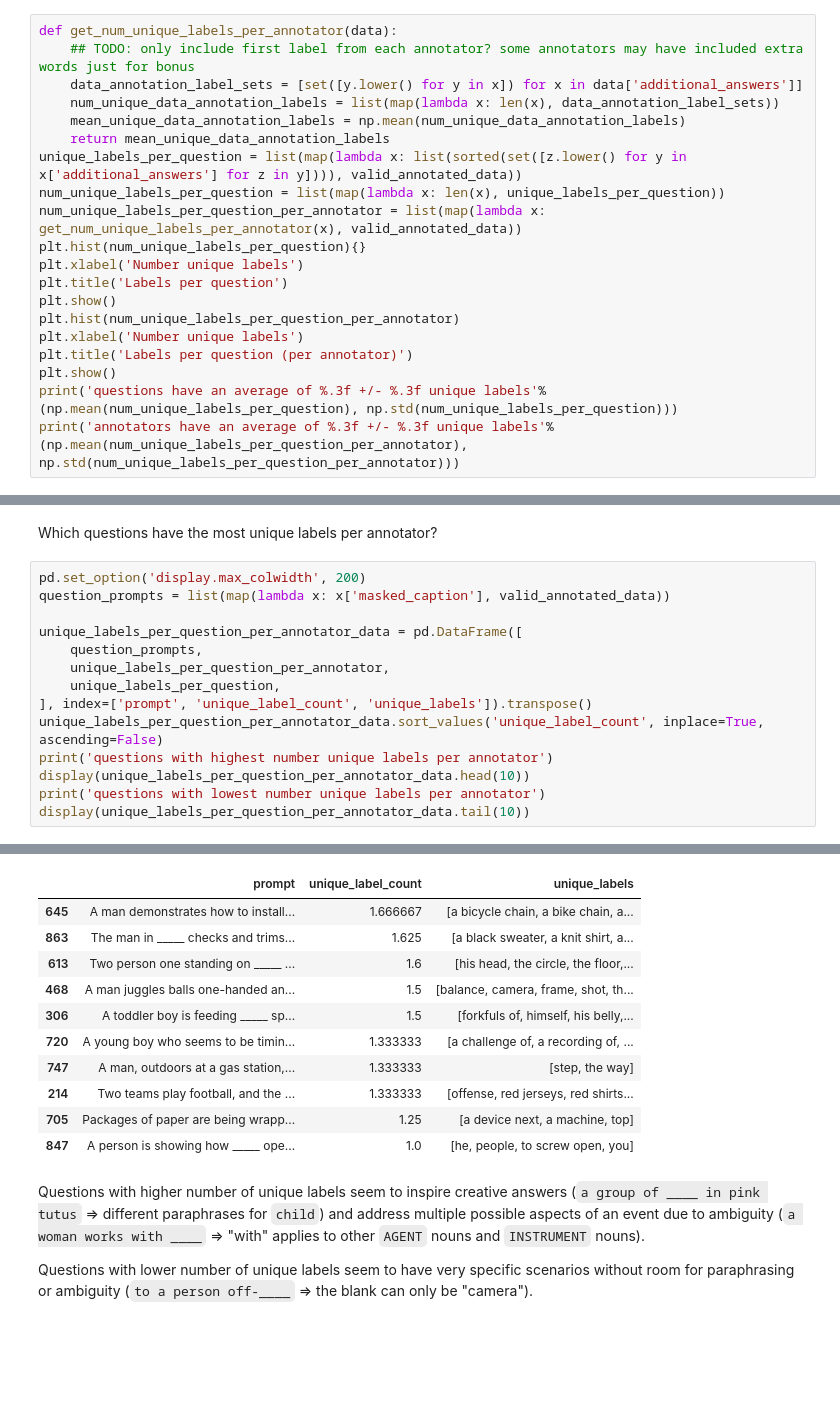
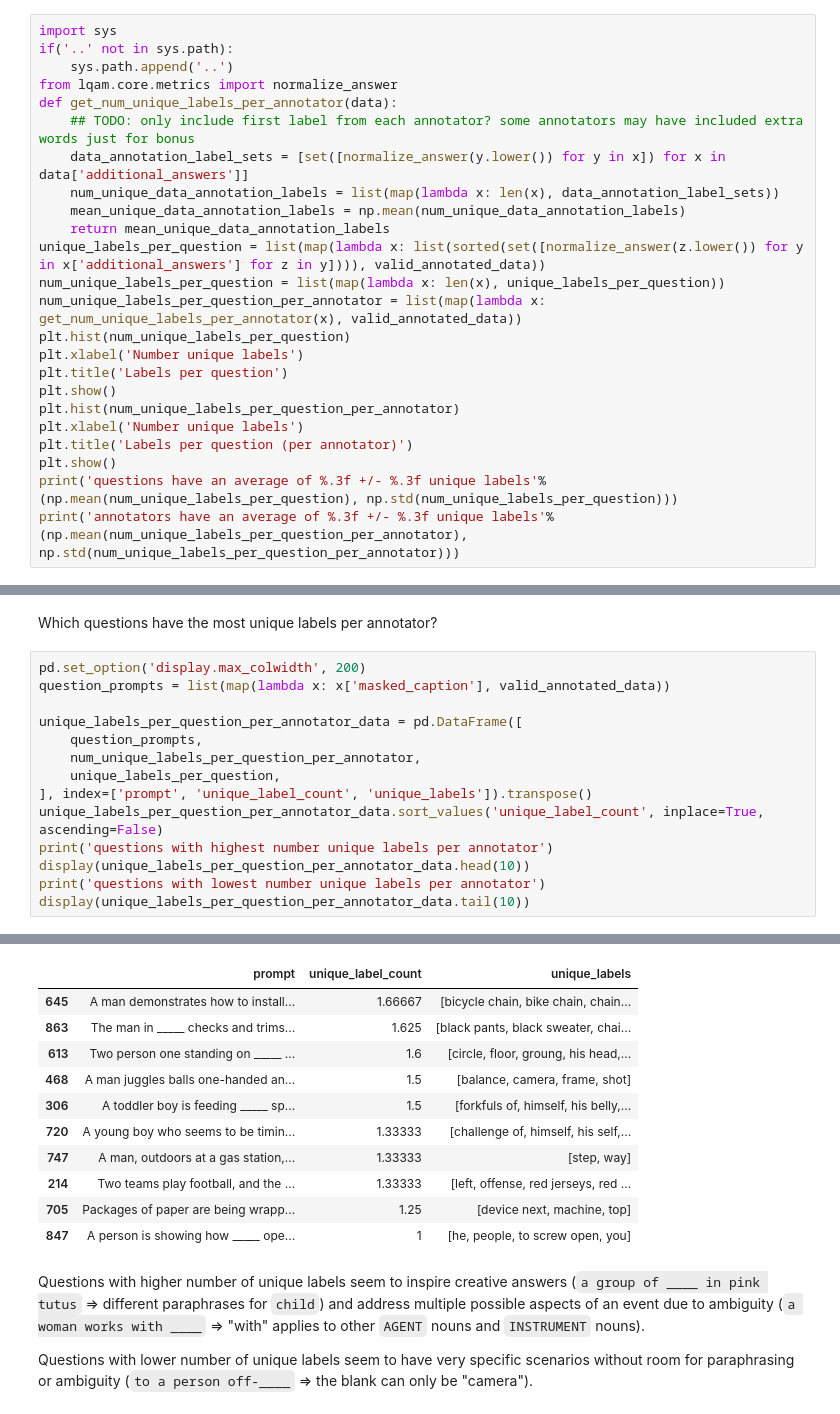
Before and after one commit to MichiganNLP/video-fill-in-the-blank, a Jupyter notebook: notebooks/compute_annotator_statistics.ipynb, the cells around one changed output, grey strips where cells are left out. Drawn from its saved outputs; the diff is of its cells as text; blank space fills up the shorter version.

```diff
--- a/notebooks/compute_annotator_statistics.ipynb
+++ b/notebooks/compute_annotator_statistics.ipynb
@@ -236,16 +239,20 @@ The longest NPs for the annotation labels tend to have coordination (`a man in s
 ### Unique NPs per question
 How many unique NPs does each question get?
 # %%
+import sys
+if('..' not in sys.path):
+    sys.path.append('..')
+from lqam.core.metrics import normalize_answer
 def get_num_unique_labels_per_annotator(data):
     ## TODO: only include first label from each annotator? some annotators may have included extra words just for bonus
-    data_annotation_label_sets = [set([y.lower() for y in x]) for x in data['additional_answers']]
+    data_annotation_label_sets = [set([normalize_answer(y.lower()) for y in x]) for x in data['additional_answers']]
     num_unique_data_annotation_labels = list(map(lambda x: len(x), data_annotation_label_sets))
     mean_unique_data_annotation_labels = np.mean(num_unique_data_annotation_labels)
     return mean_unique_data_annotation_labels
-unique_labels_per_question = list(map(lambda x: list(sorted(set([z.lower() for y in x['additional_answers'] for z in y]))), valid_annotated_data))
+unique_labels_per_question = list(map(lambda x: list(sorted(set([normalize_answer(z.lower()) for y in x['additional_answers'] for z in y]))), valid_annotated_data))
 num_unique_labels_per_question = list(map(lambda x: len(x), unique_labels_per_question))
 num_unique_labels_per_question_per_annotator = list(map(lambda x: get_num_unique_labels_per_annotator(x), valid_annotated_data))
-plt.hist(num_unique_labels_per_question){}
+plt.hist(num_unique_labels_per_question)
 plt.xlabel('Number unique labels')
 plt.title('Labels per question')
 plt.show()
@@ -270,7 +277,7 @@ question_prompts = list(map(lambda x: x['masked_caption'], valid_annotated_data)
 
 unique_labels_per_question_per_annotator_data = pd.DataFrame([
     question_prompts,
-    unique_labels_per_question_per_annotator,
+    num_unique_labels_per_question_per_annotator,
     unique_labels_per_question,
 ], index=['prompt', 'unique_label_count', 'unique_labels']).transpose()
 unique_labels_per_question_per_annotator_data.sort_values('unique_label_count', inplace=True, ascending=False)
@@ -294,15 +301,15 @@ questions with highest number unique labels per annotator
 questions with lowest number unique labels per annotator
 |  | prompt | unique_label_count | unique_labels |
-| 645 | A man demonstrates how to install... | 1.666667 | [a bicycle chain, a bike chain, a... |
-| 863 | The man in _____ checks and trims... | 1.625 | [a black sweater, a knit shirt, a... |
-| 613 | Two person one standing on _____ ... | 1.6 | [his head, the circle, the floor,... |
-| 468 | A man juggles balls one-handed an... | 1.5 | [balance, camera, frame, shot, th... |
+| 645 | A man demonstrates how to install... | 1.66667 | [bicycle chain, bike chain, chain... |
+| 863 | The man in _____ checks and trims... | 1.625 | [black pants, black sweater, chai... |
+| 613 | Two person one standing on _____ ... | 1.6 | [circle, floor, groung, his head,... |
+| 468 | A man juggles balls one-handed an... | 1.5 | [balance, camera, frame, shot] |
 | 306 | A toddler boy is feeding _____ sp... | 1.5 | [forkfuls of, himself, his belly,... |
-| 720 | A young boy who seems to be timin... | 1.333333 | [a challenge of, a recording of, ... |
-| 747 | A man, outdoors at a gas station,... | 1.333333 | [step, the way] |
-| 214 | Two teams play football, and the ... | 1.333333 | [offense, red jerseys, red shirts... |
-| 705 | Packages of paper are being wrapp... | 1.25 | [a device next, a machine, top] |
-| 847 | A person is showing how _____ ope... | 1.0 | [he, people, to screw open, you] |
+| 720 | A young boy who seems to be timin... | 1.33333 | [challenge of, himself, his self,... |
+| 747 | A man, outdoors at a gas station,... | 1.33333 | [step, way] |
+| 214 | Two teams play football, and the ... | 1.33333 | [left, offense, red jerseys, red ... |
+| 705 | Packages of paper are being wrapp... | 1.25 | [device next, machine, top] |
+| 847 | A person is showing how _____ ope... | 1 | [he, people, to screw open, you] |
 # %% [markdown]
 Questions with higher number of unique labels seem to inspire creative answers (`a group of ____ in pink tutus` => different paraphrases for `child`) and address multiple possible aspects of an event due to ambiguity (`a woman works with ____` => "with" applies to other `AGENT` nouns and `INSTRUMENT` nouns).
 
```
Also changed, not shown: parts of 13 cells of this notebook.
